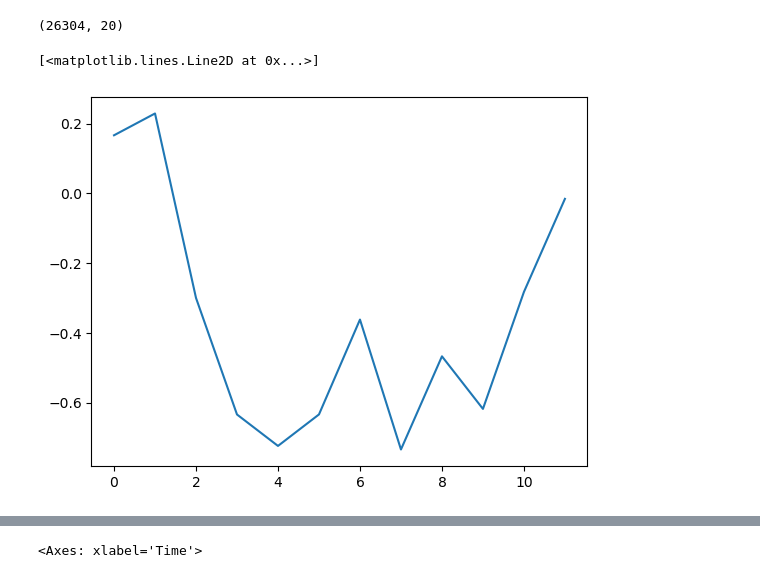
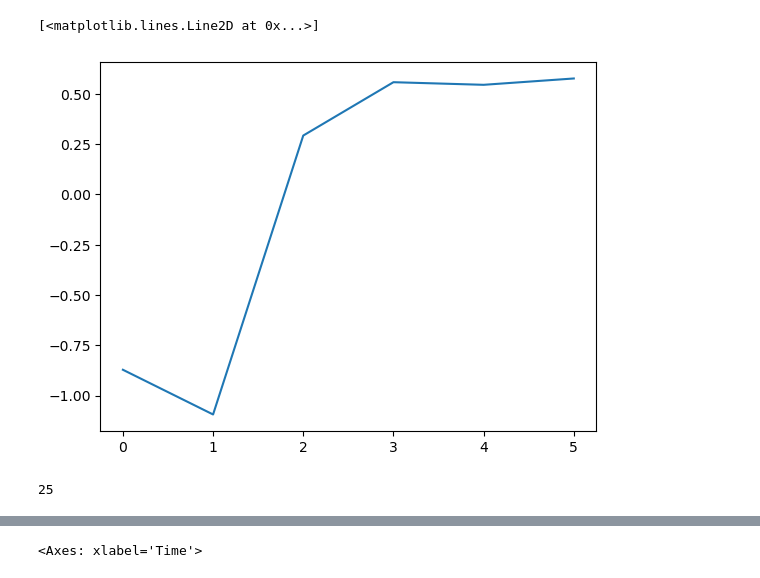
Before and after one commit to 000rla/demand-MFC-jamboree-2026, a Jupyter notebook: explore.ipynb, the cells around one changed output, grey strips where cells are left out. Saved outputs shown, nothing was run; the diff lists cells and outputs as text; code cells hidden in the pictures.

```diff
--- a/explore.ipynb
+++ b/explore.ipynb
@@ -99,0 +94,9 @@ strong multicollinearity problems or that the design matrix is singular.
+# %%
+plt.plot(hour_coefs)
+# %% [output]
+[<matplotlib.lines.Line2D at 0x...>]
+[figure, added]
+# %%
+len(res.params)
+# %% [output]
+25
@@ -100,4 +110,2 @@ strong multicollinearity problems or that the design matrix is singular.
 # %%
-X.shape
+model = SARIMAX(endog = res.resid[:(len(res.resid) - 24)//4], order = (2, 1, 0), seasonal_order = (0, 1, 1, 24))
-# %% [output]
-(26304, 20)
@@ -107,5 +111,0 @@ month_params = res.params[8:]
-# %%
-plt.plot(month_params)
-# %% [output]
-[<matplotlib.lines.Line2D at 0x...>]
-[figure, removed]
```
Also changed, not shown: parts of 22 cells of this notebook.
